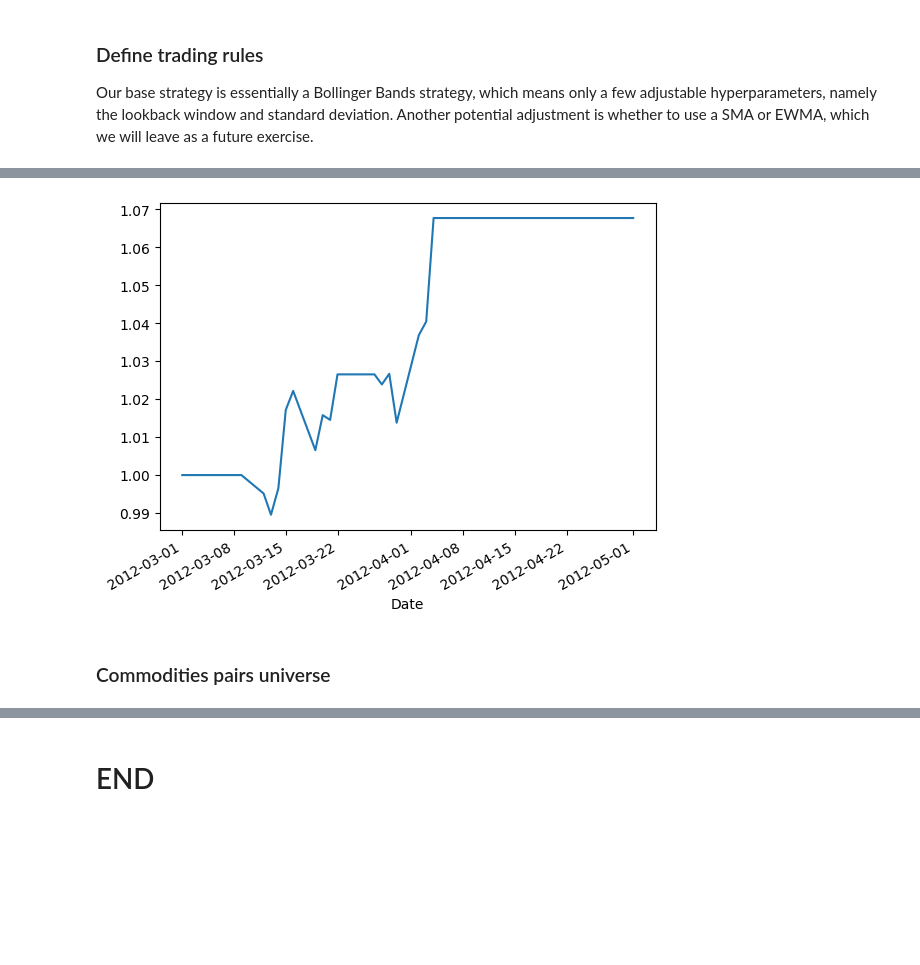
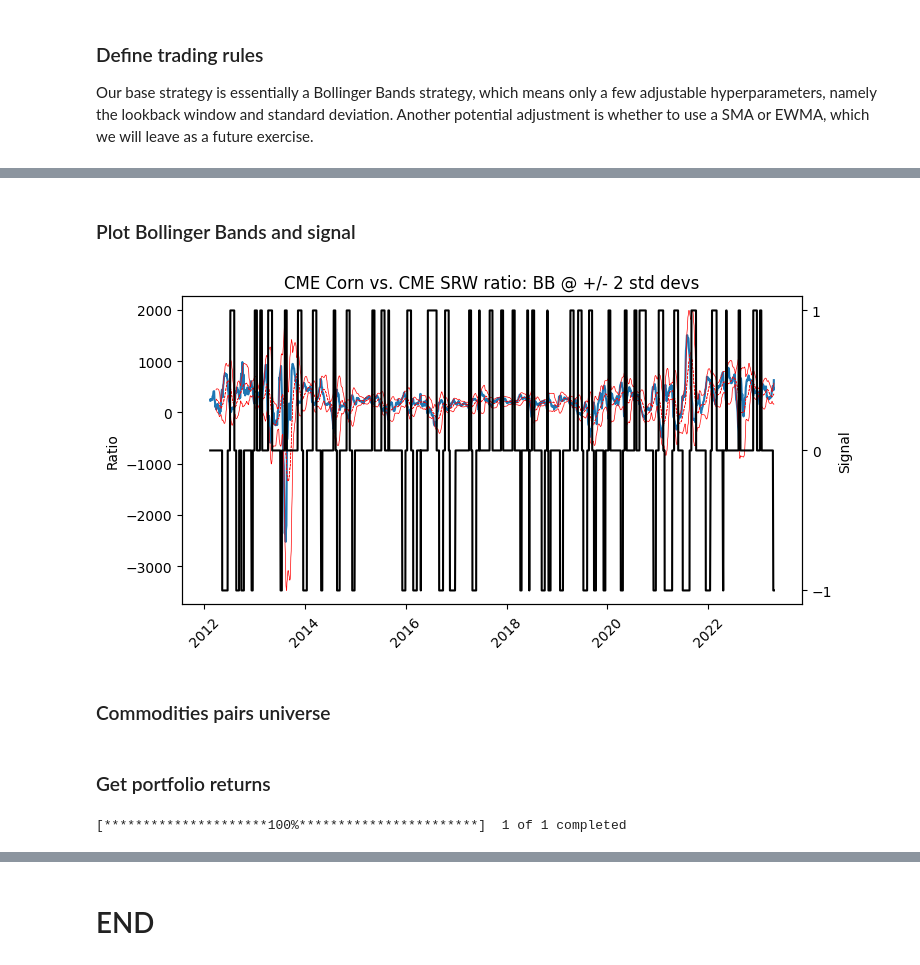
Before and after one commit to vzinkovski/commodities_mean_reversion_pairs_trading, a Jupyter notebook: pairs_trading_mean_reversion.ipynb, the cells around one changed output, grey strips where cells are left out. Drawn from its saved outputs; the diff is of its cells as text; code cells hidden in the pictures; blank space fills up the shorter version.

```diff
--- a/pairs_trading_mean_reversion.ipynb
+++ b/pairs_trading_mean_reversion.ipynb
@@ -140,0 +100,5 @@ In order to implement a mean reverting strategy we first have to ensure our data
+# %%
+# run functions
+pairs_df = create_pairs_df(product1_name, product1_ticker, product2_name, product2_ticker)
+pairs_df = calculate_spread_bbands(pairs_df, product1_name, product2_name, lookback, entry_threshold, exit_threshold)
+pairs_df, result, _ = test_stationarity(pairs_df, alpha)
@@ -179,40 +129,33 @@ Our base strategy is essentially a Bollinger Bands strategy, which means only a
 # %%
 def get_trading_signals(pairs_df, product1_name, product2_name):
 
+  # create signal column {-1, 0, 1}
   pairs_df['signal'] = 0
 
   # iterating through the time series to determine whether to buy/hold/sell
-  # cannot be vectorised as today's trading signal depends on yday's position
-  # as such time complexity will be O(N)
+  # cannot be vectorised as today's trading signal depends on yday's signal
+  # as such time complexity will be linear O(N)
   for i in range(1, len(pairs_df)):
 
     # from hold to sell or buy
-    if pairs_df['signal'][i-1] == 0:
+    if pairs_df.iloc[i-1, -1] == 0:
       if (pairs_df['spread'][i] < pairs_df['upper_entry'][i]) & (pairs_df['spread'][i-1] >= pairs_df['upper_entry'][i-1]):
         pairs_df.iloc[i, -1] = -1
       elif (pairs_df['spread'][i] > pairs_df['lower_entry'][i]) & (pairs_df['spread'][i-1] <= pairs_df['lower_entry'][i-1]):
         pairs_df.iloc[i, -1] = 1
 
     # from sell to hold
-    elif pairs_df['signal'][i-1] == -1:
+    elif pairs_df.iloc[i-1, -1] == -1:
       if (pairs_df['spread'][i] < pairs_df['upper_exit'][i]) & (pairs_df['spread'][i-1] >= pairs_df['upper_exit'][i-1]):
         pairs_df.iloc[i, -1] = 0
       else:
         pairs_df.iloc[i, -1] = -1
 
     # from sell to hold
-    elif pairs_df['signal'][i-1] == 1:
+    elif pairs_df.iloc[i-1, -1] == 1:
       if (pairs_df['spread'][i] > pairs_df['lower_exit'][i]) & (pairs_df['spread'][i-1] <= pairs_df['lower_exit'][i-1]):
         pairs_df.iloc[i, -1] = 0
       else:
         pairs_df.iloc[i, -1] = 1
 
-    else:
-      pairs_df.iloc[i, -1] = 0
-
-  # pairs_df[f'{product2_name}_signal'] = pairs_df['signal'] * -1
-  # pairs_df.rename(columns={'signal':f'{product1_name}_signal'}, inplace=True)
-
   return pairs_df
-
-pairs_df = get_trading_signals(pairs_df, product1_name, product2_name)
@@ -275,4 +172,0 @@ Name: strategy_cumulative_returns, dtype: float64
-# %%
-pairs_df['strategy_cumulative_returns']['2012-03-01':'2012-05-01'].plot();
-# %% [output]
-[figure, removed]
@@ -279,3 +177,27 @@ pairs_df['strategy_cumulative_returns']['2012-03-01':'2012-05-01'].plot();
+# %% [markdown]
+### Plot Bollinger Bands and signal
+# %%
+# plot bollinger bands & signal
+fig, ax1 = plt.subplots(figsize=(8, 4))
+ax2 = ax1.twinx()
+
+ax1.plot(pairs_df.index, pairs_df['spread'])
+ax1.plot(pairs_df.index, pairs_df['upper_entry'], color='r', linewidth=0.5, label='upper_entry')
+ax1.plot(pairs_df.index, pairs_df['lower_entry'], color='r', linewidth=0.5, label='lower_entry')
+ax1.plot(pairs_df.index, pairs_df['upper_exit'], color='r', linewidth=0.5, linestyle='--', label='upper_exit')
+ax1.plot(pairs_df.index, pairs_df['lower_exit'], color='r', linewidth=0.5, linestyle='--', label='lower_exit')
+ax1.set_ylabel('Ratio')
+ax1.tick_params(axis='x', rotation=45)
+
+ax2.plot(pairs_df.index, pairs_df['signal'], color='k')
+ax2.set_ylabel('Signal')
+ax2.set_yticks([-1,0,1])
+
+plt.title(f'{product1_name} vs. {product2_name} ratio: BB @ +/- {entry_threshold} std devs')
+# ax1.legend()
+plt.show();
+# %% [output]
+[figure, added]
 # %% [markdown]
 ### Commodities pairs universe
 # %%
@@ -350,4 +272,6 @@ pairs_universe = [
              'product2_ticker':'CL=F'
              },
 ]
+# %% [markdown]
+### Get portfolio returns
 # %%
@@ -372,0 +313,8 @@ def get_portfolio_returns(universe):
+# %%
+# set up benchmark
+bm = yf.download([benchmark_ticker], start=start, end=end)
+bm.fillna(method='ffill', inplace=True)
+bm[f'{benchmark_name}_daily_returns'] = bm['Adj Close'].pct_change()
+bm[f'{benchmark_name}_returns'] = (1 + bm[f'{benchmark_name}_daily_returns']).cumprod()
+# %% [output]
+[*********************100%***********************]  1 of 1 completed
```
Also changed, not shown: parts of 13 cells of this notebook.
